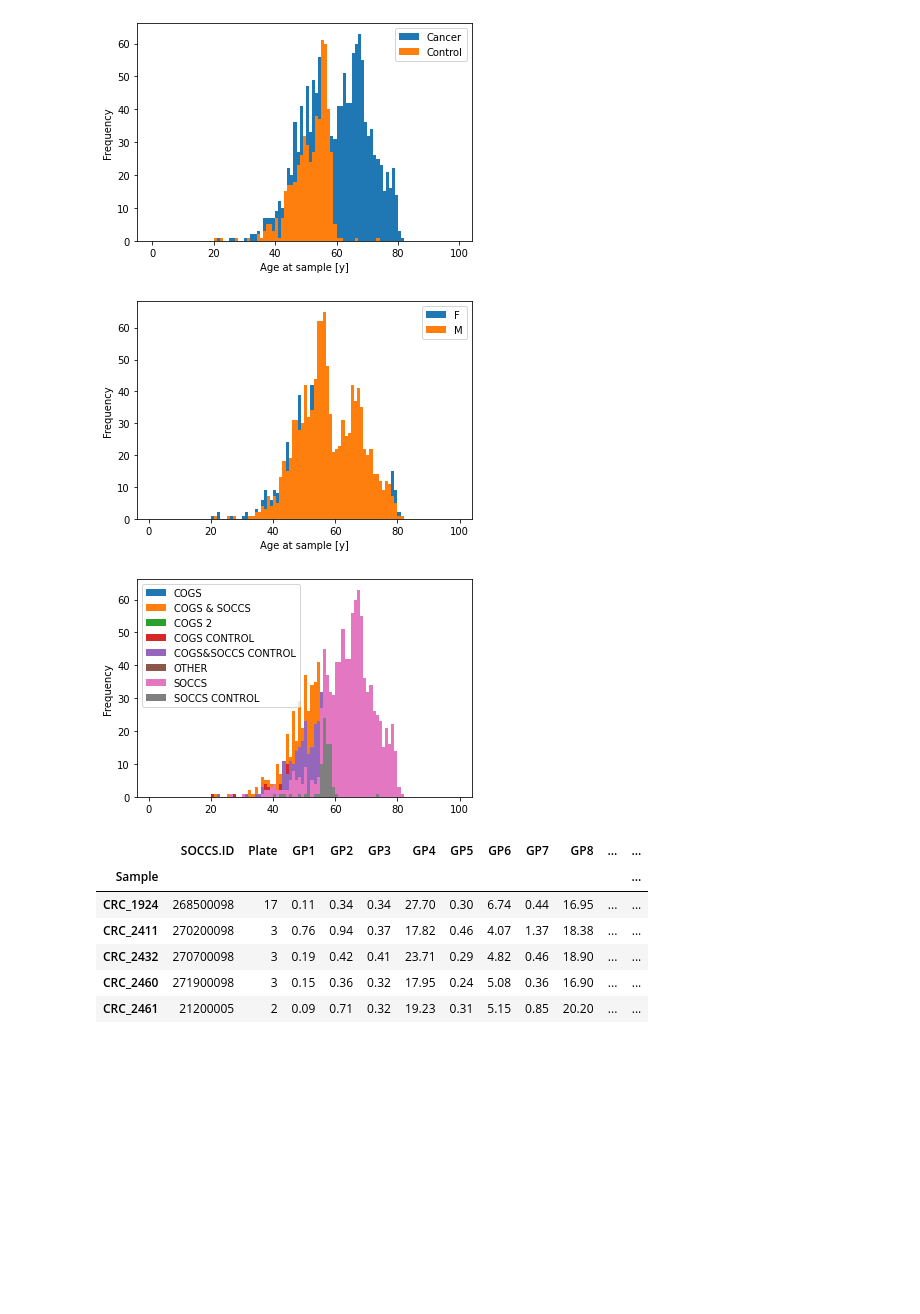
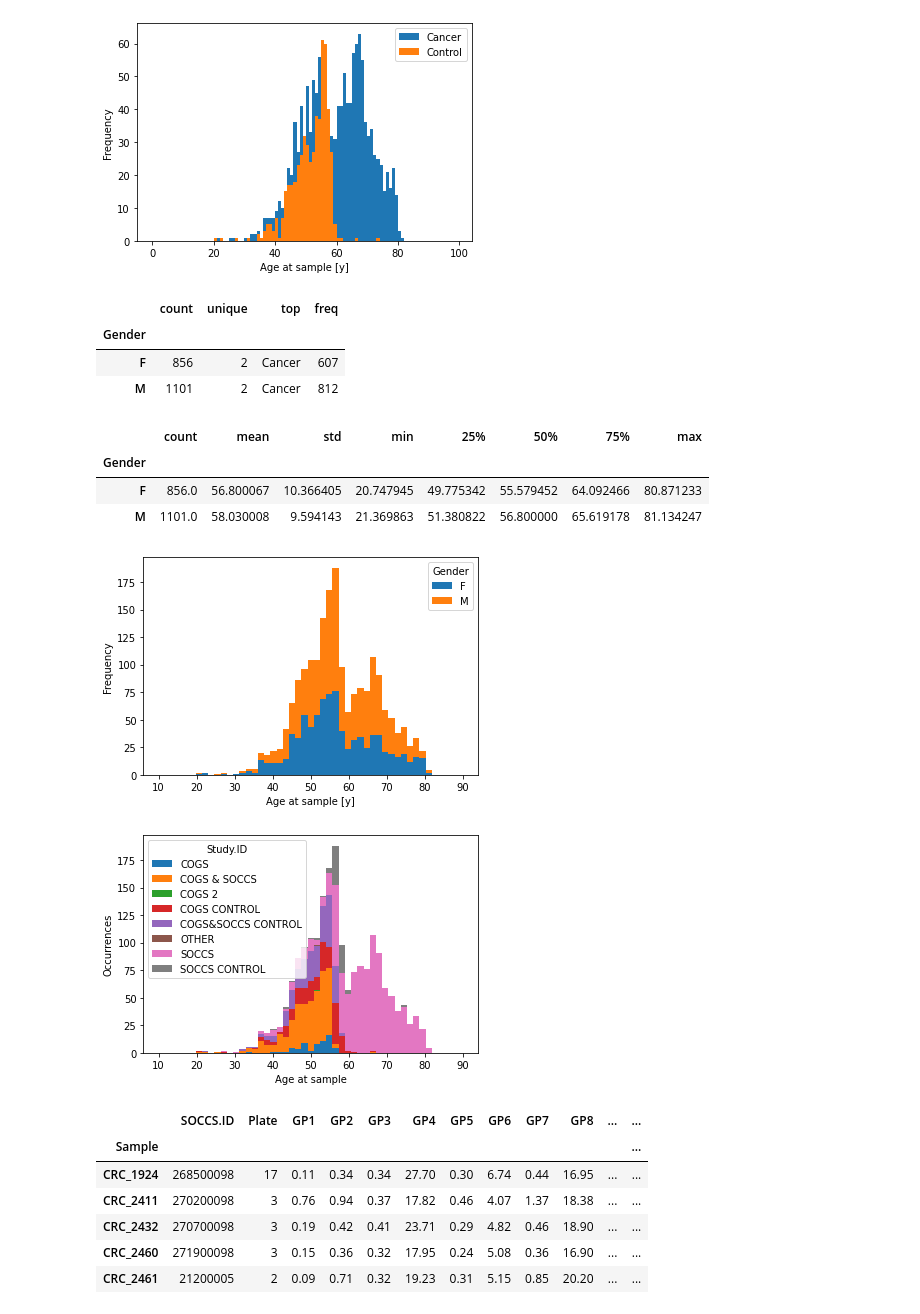
Before and after one commit to PK1617/va-patients-data, a Jupyter notebook: DataCleaner.ipynb, the cells around one changed output. Saved outputs shown, nothing was run; the diff lists cells and outputs as text; code cells hidden in the pictures; blank space fills up the shorter version.

Commit message:
Updated inputs visualisation and re-trained ANNs
Updated input visualisation, added a separate excel for excluding age, re-trained the ANN

```diff
--- a/DataCleaner.ipynb
+++ b/DataCleaner.ipynb
@@ -211,22 +219,36 @@ axs.set_xlabel("Age at sample [y]")
 fig.savefig('Reporting/Images/Age at sample_Status_preprocessing.png')
 # %% [output]
 [figure]
+# %%
+df2_cleaned.groupby('Gender')['Status'].describe()
+# %% [output]
+|  | count | unique | top | freq |
+| Gender |  |  |  |  |
+| F | 856 | 2 | Cancer | 607 |
+| M | 1101 | 2 | Cancer | 812 |
+# %%
+df2_cleaned.groupby('Gender')['Age at sample'].describe()
+# %% [output]
+|  | count | mean | std | min | 25% | 50% | 75% | max |
+| Gender |  |  |  |  |  |  |  |  |
+| F | 856.0 | 56.800067 | 10.366405 | 20.747945 | 49.775342 | 55.579452 | 64.092466 | 80.871233 |
+| M | 1101.0 | 58.030008 | 9.594143 | 21.369863 | 51.380822 | 56.800000 | 65.619178 | 81.134247 |
 # %%
 fig, axs = plt.subplots()
-df2_cleaned.groupby('Gender')['Age at sample'].plot(kind='hist', bins=range(1, 100), ax=axs, legend=True)
+#df2_cleaned.groupby('Gender')['Age at sample'].plot(kind='hist', bins=range(1, 100), ax=axs, legend=True)
+df2_cleaned.pivot(columns='Gender')["Age at sample"].plot(kind ='hist', bins=np.linspace(10,90,50), legend=True, stacked=True, ax=axs)
 axs.set_xlabel("Age at sample [y]")
 fig.savefig('Reporting/Images/Age at sample_Gender_preprocessing.png')
 # %% [output]
-[figure, old version]
+[figure, new version]
 # %%
 fig, axs = plt.subplots()
-
-df2_cleaned.groupby('Study.ID')['Age at sample'].plot(kind='hist', bins=range(1, 100), ax=axs, legend=True)
-#df2_cleaned.groupby('Study.ID')['Age at sample'].get_group('SOCCS').plot(kind='hist', bins=range(1, 100), ax=axs, legend=True)
-#axs.set_xlabel("Age at sample [y]")
+df2_cleaned.pivot(columns='Study.ID')["Age at sample"].plot(kind ='hist', bins=np.linspace(10,90,50), legend=True, stacked=True, ax=axs)
+axs.set_xlabel("Age at sample")
+axs.set_ylabel("Occurrences")
 fig.savefig('Reporting/Images/Age at sample_Study ID_preprocessing.png')
 # %% [output]
-[figure, old version]
+[figure, new version]
 # %%
 #Merge cleaned dataframes and check head
 merged=df1_cleaned.join(df2_cleaned)
```
Also changed, not shown: parts of 8 cells of this notebook, 18 other files.
